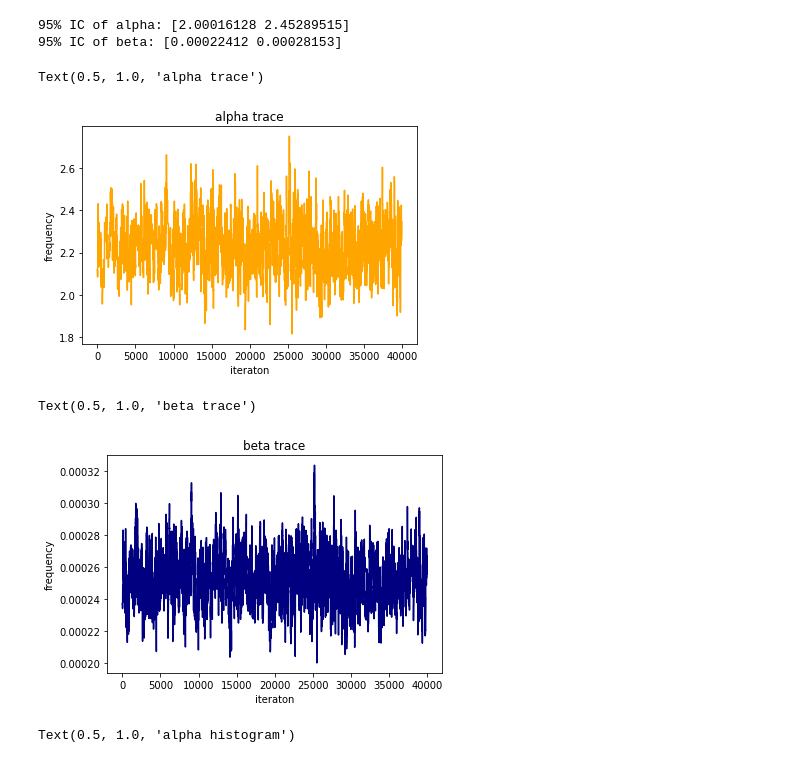
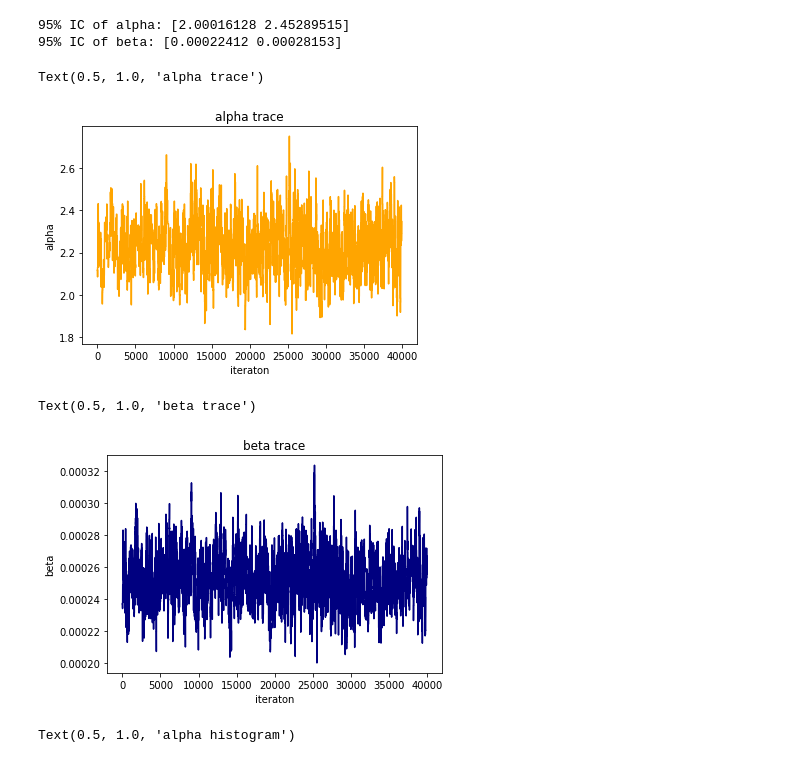
Before and after one commit to carmagnole/Springboard-Bayesian, a Jupyter notebook: inferential_statistics_3-Q.ipynb, the cells around one changed output. Drawn from its saved outputs; the diff is of its cells as text; code cells hidden in the pictures.

```diff
--- a/inferential_statistics_3-Q.ipynb
+++ b/inferential_statistics_3-Q.ipynb
@@ -139,19 +139,19 @@ print('95% IC of beta: ' + str(beta_95IC))
 # %%
 plt.plot(alpha_post, color='orange')
 plt.xlabel('iteraton')
-plt.ylabel('frequency')
+plt.ylabel('alpha')
 plt.title('alpha trace')
 # %% [output]
 Text(0.5, 1.0, 'alpha trace')
-[figure, old version]
+[figure, new version]
 # %%
 plt.plot(beta_post, color='navy')
 plt.xlabel('iteraton')
-plt.ylabel('frequency')
+plt.ylabel('beta')
 plt.title('beta trace')
 # %% [output]
 Text(0.5, 1.0, 'beta trace')
-[figure, old version]
+[figure, new version]
 # %%
 plt.hist(alpha_post, color='orange', bins=50, density=True)
 plt.axvline(alpha_95IC[0], color='r')
```
